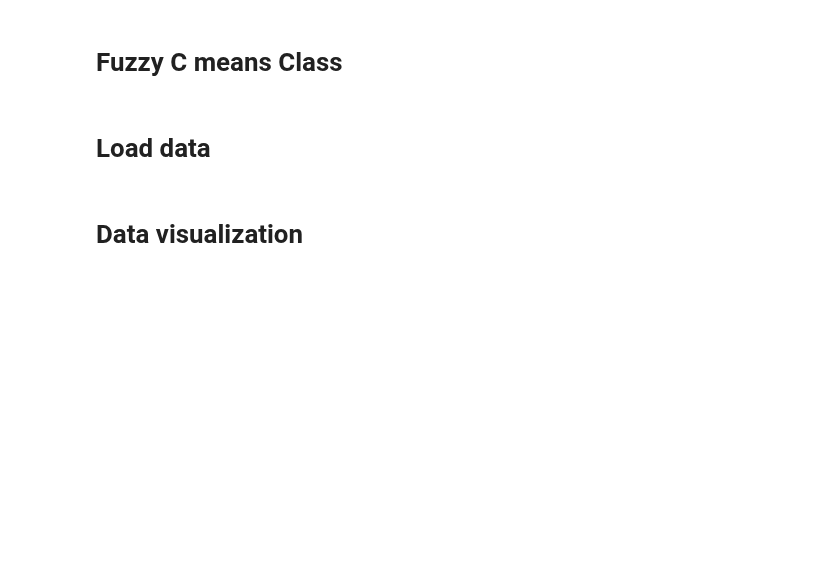
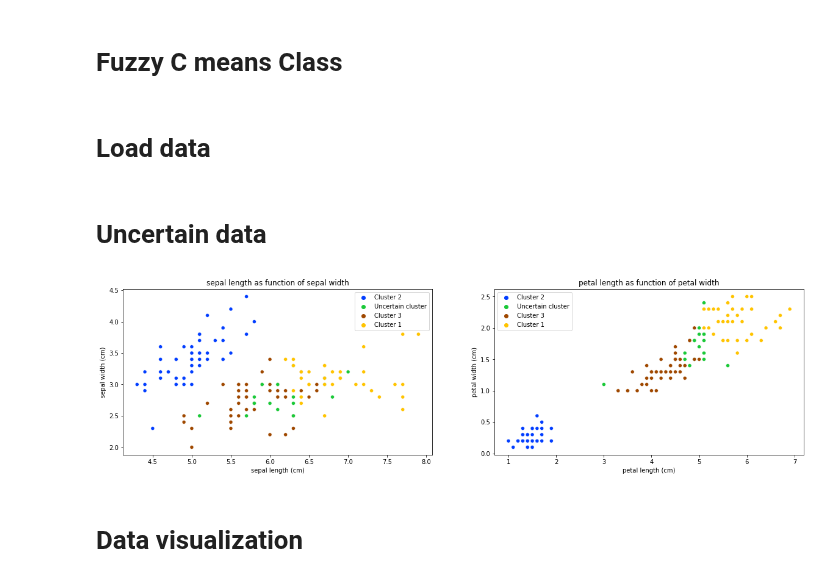
Before and after one commit to StundFR/ClusteringRecommendation, a Jupyter notebook: Fuzzy-C-means/fuzzycmeans.ipynb, the cells around one changed output. Cells and saved outputs as stored; diff of their text form; code cells hidden in the pictures; blank space fills up the shorter version.

```diff
--- a/Fuzzy-C-means/fuzzycmeans.ipynb
+++ b/Fuzzy-C-means/fuzzycmeans.ipynb
@@ -95,6 +95,36 @@ features = data["feature_names"]
 
 n_clusters = len(labels)
 n_features = len(features)
+# %% [markdown]
+# Uncertain data
+# %%
+fcm = FCmeans(3)
+fcm.fit(X)
+soft_predictions = np.round(fcm.soft_predict(X), 2)
+# %%
+my_prediction = []
+for line in soft_predictions:
+        if (len(np.where(line >= 0.30)[0]) >= 2):
+            my_prediction.append("Uncertain cluster")
+        else:
+            my_prediction.append(f"Cluster {np.argmax(line)+1}")
+# %%
+plt.figure(figsize=(20,5))
+
+k = 1
+for i in range(0, 3, 2):
+    plt.subplot(1, 2, k)
+    sbn.scatterplot(x=X[:,i], y=X[:,i+1], hue=my_prediction, palette = [sbn.palettes.color_palette("bright")[i] for i in [0, 2, 5, -2]])
+    plt.xlabel(features[i])
+    plt.ylabel(features[i+1])
+    plt.title(f"{features[i][:-5]} as function of {features[i+1][:-5]}")
+
+    k += 1
+
+plt.savefig("img/plot_uncertain_cluster.jpg", dpi=500)
+plt.show()
+# %% [output]
+[figure, added]
 # %% [markdown]
 # Data visualization
 # %%
```
